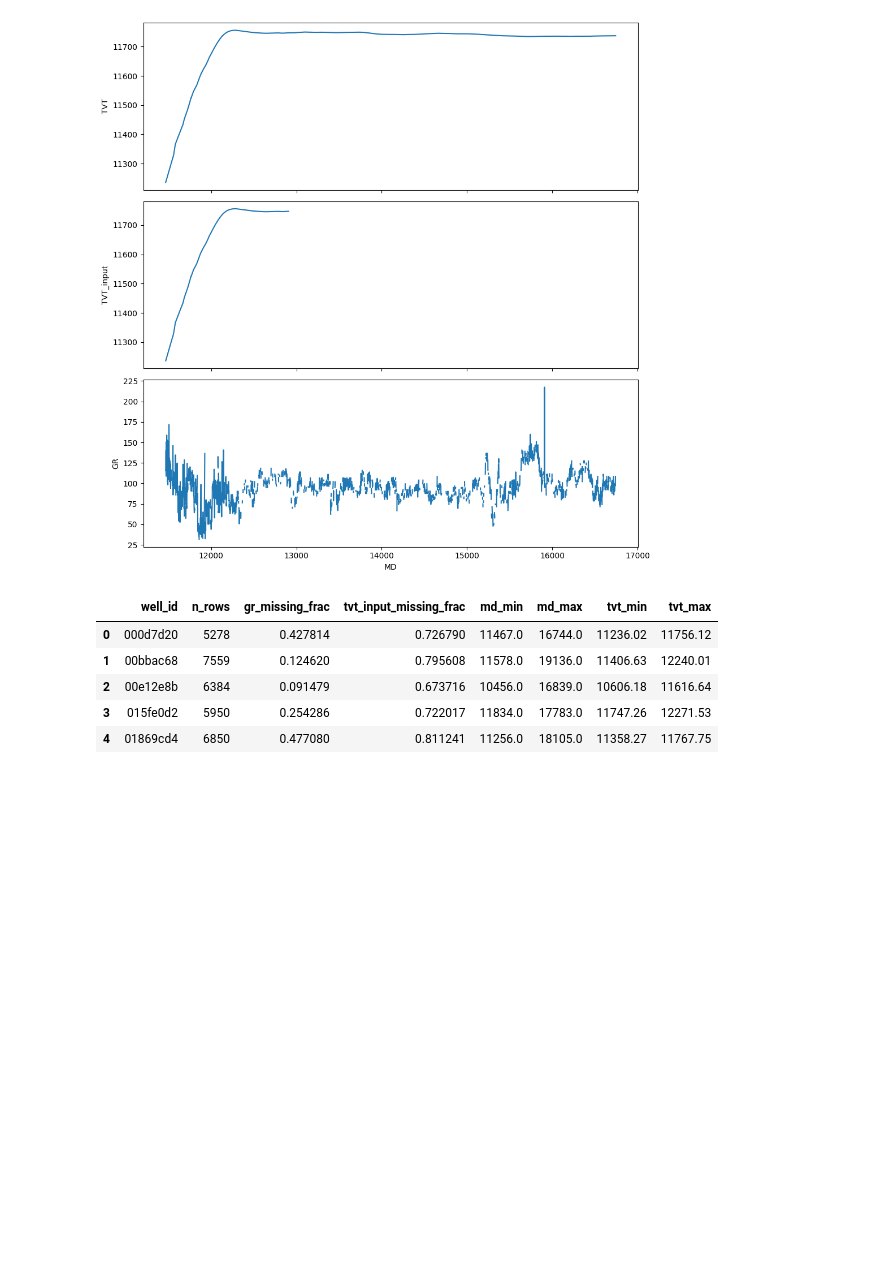
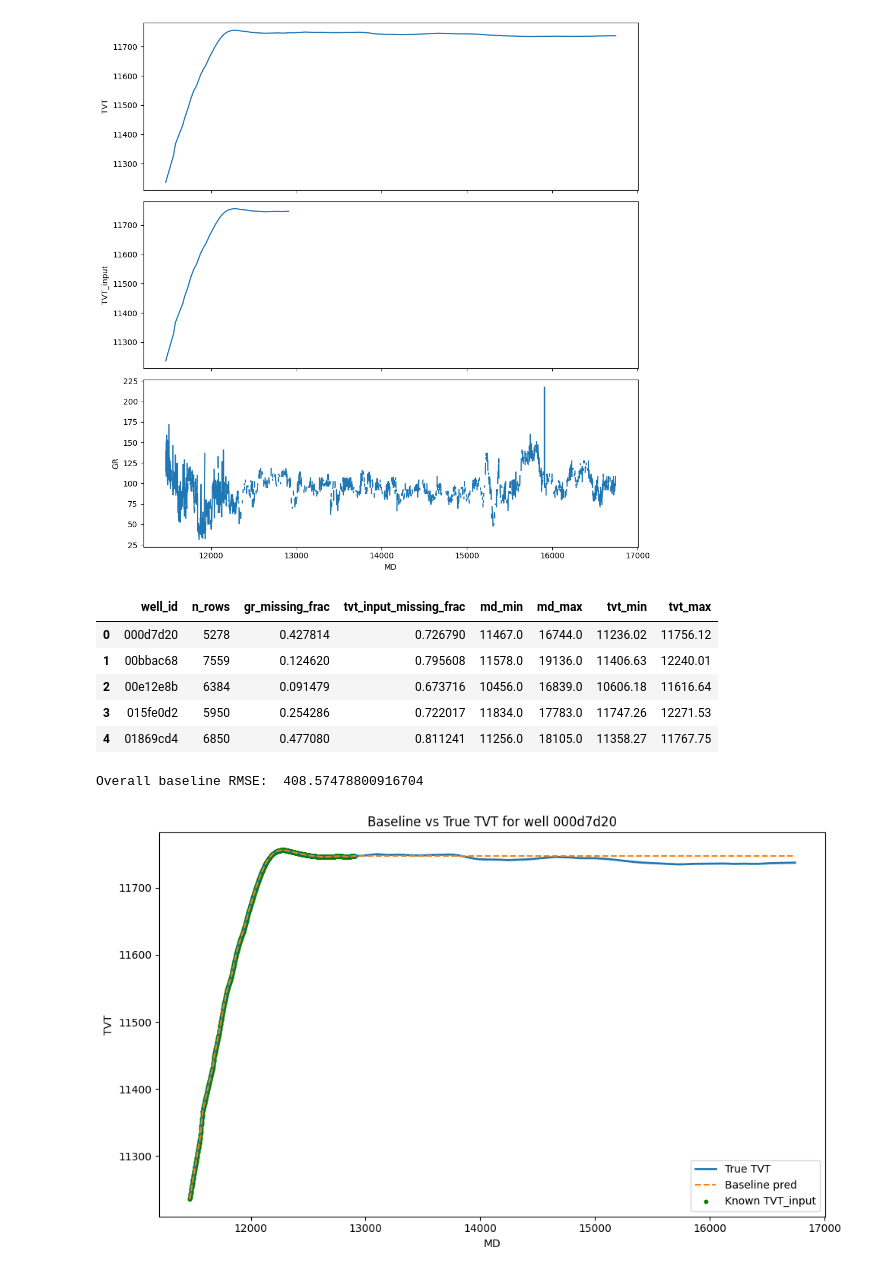
Before and after one commit to Parth515/ROGII_Wellbore_kaggle_competition, a Jupyter notebook: rogii-wellbore.ipynb, the cells around one changed output. Drawn from its saved outputs; the diff is of its cells as text; code cells hidden in the pictures; blank space fills up the shorter version.

```diff
--- a/rogii-wellbore.ipynb
+++ b/rogii-wellbore.ipynb
@@ -120,8 +120,8 @@ def baseline_tvt_prediction(h_df: pd.DataFrame) -> pd.Series:
     pred = df["TVT_input"].copy()
     known_mask = ~pred.isna()
 
-    if known_mask < 2:
-        return df["TVT"].copy
+    #if known_mask < 2:
+    #    return df["TVT"].copy
 
     # Interpolater over MD using only known points
     md_known = df.loc[known_mask, "MD"].values
@@ -134,0 +145,30 @@ def baseline_tvt_prediction(h_df: pd.DataFrame) -> pd.Series:
+# %%
+rmse_df = pd.DataFrame(well_rmse)
+overall_rmse = np.sqrt(
+    np.average(rmse_df["rmse"]**2, weights=rmse_df["n_rows"])
+)
+
+print("Overall baseline RMSE: ", overall_rmse)
+# %% [output]
+Overall baseline RMSE:  408.57478800916704
+# %%
+well_id = "000d7d20"
+h = load_horizontal(well_id)
+pred = baseline_tvt_prediction(h)
+
+plt.figure(figsize=(10, 6))
+plt.plot(h["MD"], h["TVT"], label="True TVT", linewidth=2)
+plt.plot(h["MD"], pred, label="Baseline pred", linestyle="--")
+plt.scatter(
+    h.loc[h["TVT_input"].notna(), "MD"],
+    h.loc[h["TVT_input"].notna(), "TVT_input"],
+    s=10, c="green", label="Known TVT_input"
+)
+plt.xlabel("MD")
+plt.ylabel("TVT")
+plt.title(f"Baseline vs True TVT for well {well_id}")
+plt.legend()
+plt.tight_layout()
+plt.show()
+# %% [output]
+[figure, added]
```
Also changed, not shown: parts of 1 cell of this notebook.
